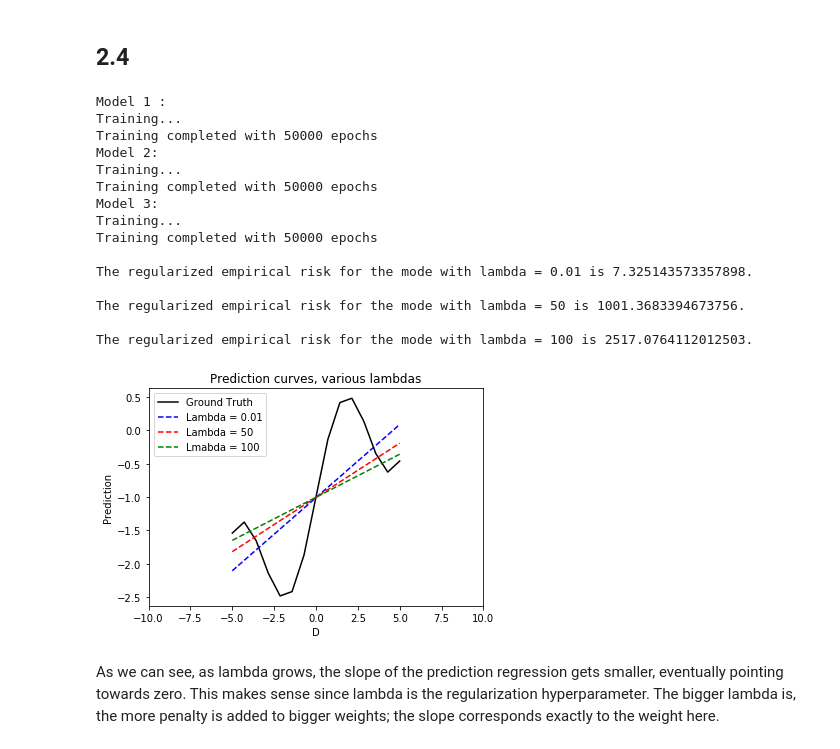
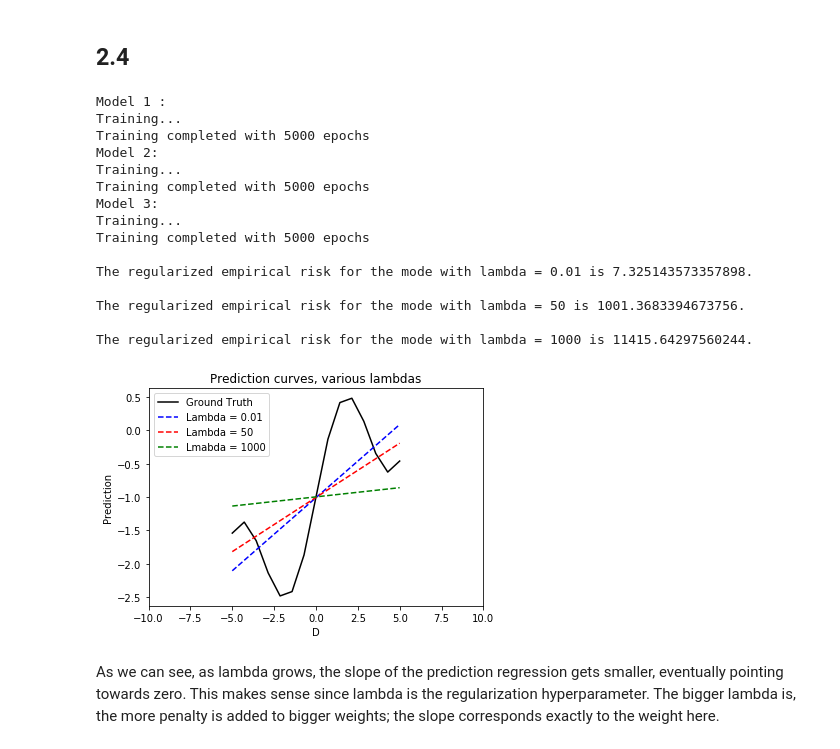
Before and after one commit to marued/IFT6390, a Jupyter notebook: Homeworks/Homework2/Homework2.ipynb, the cells around one changed output. Drawn from its saved outputs; the diff is of its cells as text; code cells hidden in the pictures.

```diff
--- a/Homeworks/Homework2/Homework2.ipynb
+++ b/Homeworks/Homework2/Homework2.ipynb
@@ -380,44 +381,44 @@ The regularized empirical risk of the training is 7.326783061244119.
 # %%
 model1 = regression_gradient(0.01)
 model2 = regression_gradient(50)
-model3 = regression_gradient(100)
+model3 = regression_gradient(1000)
 print ("Model 1 :")
-model1.train(D, h_x(D), 0.000475, 0.00001, 50000)
+model1.train(D, h_x(D), 0.000475, 0.00001, 5000)
 print ("Model 2:")
-model2.train(D, h_x(D), 0.000475, 0.00001, 50000)
+model2.train(D, h_x(D), 0.000475, 0.00001, 5000)
 print ("Model 3:")
-model3.train(D, h_x(D), 0.000475, 0.00001, 50000)
+model3.train(D, h_x(D), 0.000475, 0.00001, 5000)
 plt.figure(1)
 plt.plot(D, h_x(D), 'k-', label = "Ground Truth")
 plt.plot(D, model1.compute_predictions(D), 'b--', label = "Lambda = 0.01")
 plt.plot(D, model2.compute_predictions(D), 'r--', label = "Lambda = 50")
-plt.plot(D, model3.compute_predictions(D), 'g--', label = "Lmabda = 100")
+plt.plot(D, model3.compute_predictions(D), 'g--', label = "Lmabda = 1000")
 plt.xlabel("D")
 plt.ylabel("Prediction")
 plt.xlim(-10,10)
 plt.title("Prediction curves, various lambdas")
 plt.legend()
 
 print("\nThe regularized empirical risk for the mode with lambda = {} is {}.".format(0.01,model1.empiricalRisk(D, h_x(D))))
 print("\nThe regularized empirical risk for the mode with lambda = {} is {}.".format(50,model2.empiricalRisk(D, h_x(D))))
-print("\nThe regularized empirical risk for the mode with lambda = {} is {}.".format(100,model3.empiricalRisk(D, h_x(D))))
+print("\nThe regularized empirical risk for the mode with lambda = {} is {}.".format(1000,model3.empiricalRisk(D, h_x(D))))
 # %% [output]
 Model 1 :
 Training...
-Training completed with 50000 epochs
+Training completed with 5000 epochs
 Model 2:
 Training...
-Training completed with 50000 epochs
+Training completed with 5000 epochs
 Model 3:
 Training...
-Training completed with 50000 epochs
+Training completed with 5000 epochs
 
 The regularized empirical risk for the mode with lambda = 0.01 is 7.325143573357898.
 
 The regularized empirical risk for the mode with lambda = 50 is 1001.3683394673756.
 
-The regularized empirical risk for the mode with lambda = 100 is 2517.0764112012503.
+The regularized empirical risk for the mode with lambda = 1000 is 11415.64297560244.
-[figure, old version]
+[figure, new version]
 # %% [markdown]
 As we can see, as lambda grows, the slope of the prediction regression gets smaller, eventually pointing towards zero. This makes sense since lambda is the regularization hyperparameter. The bigger lambda is, the more penalty is added to bigger weights; the slope corresponds exactly to the weight here.
 # %% [markdown]
```
Also changed, not shown: parts of 4 cells of this notebook.
